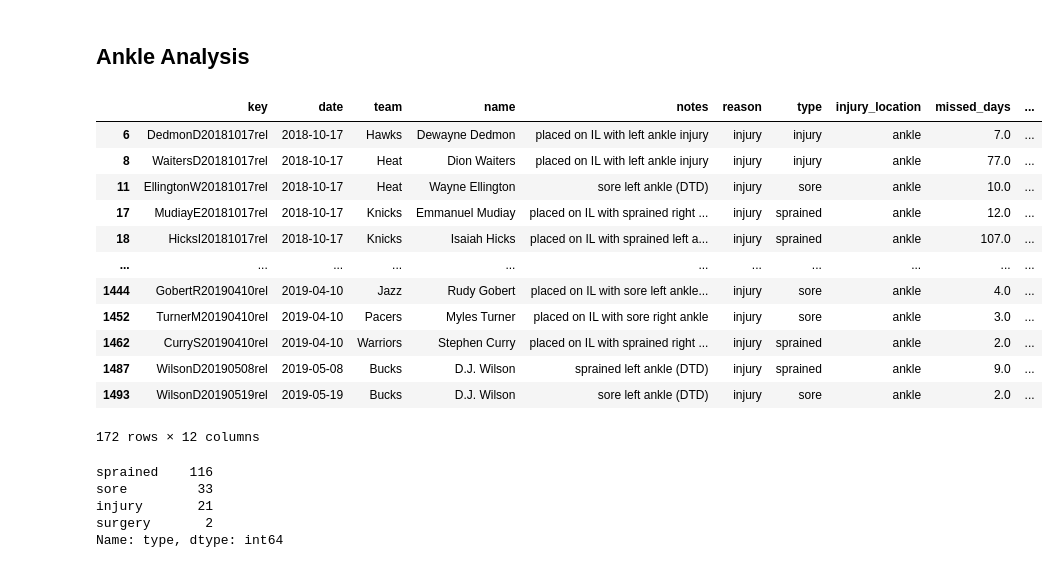
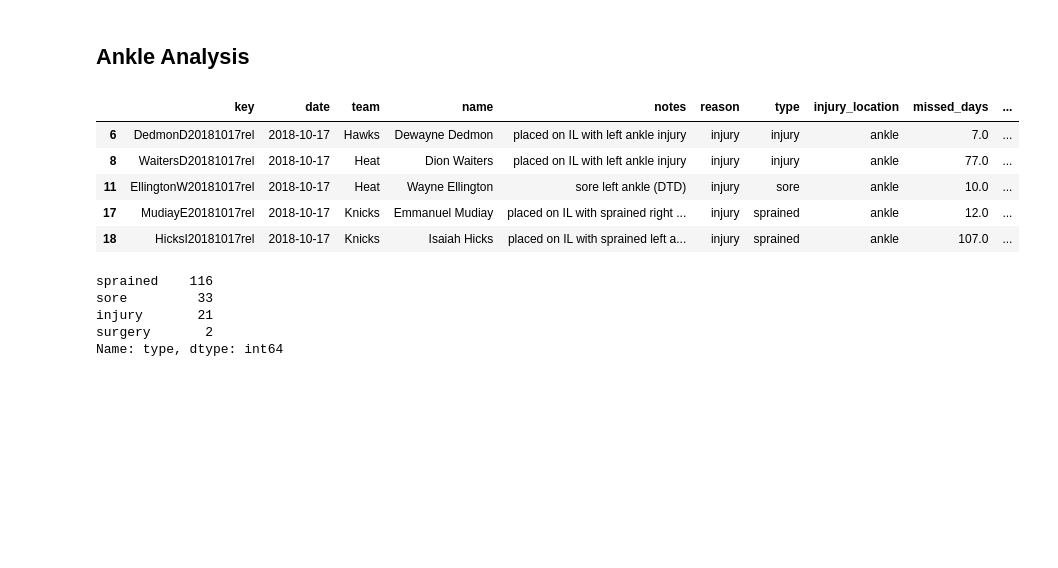
Before and after one commit to romainBechet/NBA_injuries, a Jupyter notebook: injuries.ipynb, the cells around one changed output. Saved outputs shown, nothing was run; the diff lists cells and outputs as text; code cells hidden in the pictures; blank space fills up the shorter version.

```diff
--- a/injuries.ipynb
+++ b/injuries.ipynb
@@ -274,21 +253,14 @@ As expected, the ankle and knee are responsible of a large part of all injuries
 ## Ankle Analysis
 # %%
 ankle_analysis = injury_analysis[injury_analysis['injury_location'] == 'ankle']
-ankle_analysis
+ankle_analysis.head()
 # %% [output]
 |  | key | date | team | name | notes | reason | type | injury_location | missed_days | ... |
 | 6 | DedmonD20181017rel | 2018-10-17 | Hawks | Dewayne Dedmon | placed on IL with left ankle injury | injury | injury | ankle | 7.0 | ... |
 | 8 | WaitersD20181017rel | 2018-10-17 | Heat | Dion Waiters | placed on IL with left ankle injury | injury | injury | ankle | 77.0 | ... |
 | 11 | EllingtonW20181017rel | 2018-10-17 | Heat | Wayne Ellington | sore left ankle (DTD) | injury | sore | ankle | 10.0 | ... |
 | 17 | MudiayE20181017rel | 2018-10-17 | Knicks | Emmanuel Mudiay | placed on IL with sprained right ... | injury | sprained | ankle | 12.0 | ... |
 | 18 | HicksI20181017rel | 2018-10-17 | Knicks | Isaiah Hicks | placed on IL with sprained left a... | injury | sprained | ankle | 107.0 | ... |
-| ... | ... | ... | ... | ... | ... | ... | ... | ... | ... | ... |
-| 1444 | GobertR20190410rel | 2019-04-10 | Jazz | Rudy Gobert | placed on IL with sore left ankle... | injury | sore | ankle | 4.0 | ... |
-| 1452 | TurnerM20190410rel | 2019-04-10 | Pacers | Myles Turner | placed on IL with sore right ankle | injury | sore | ankle | 3.0 | ... |
-| 1462 | CurryS20190410rel | 2019-04-10 | Warriors | Stephen Curry | placed on IL with sprained right ... | injury | sprained | ankle | 2.0 | ... |
-| 1487 | WilsonD20190508rel | 2019-05-08 | Bucks | D.J. Wilson | sprained left ankle (DTD) | injury | sprained | ankle | 9.0 | ... |
-| 1493 | WilsonD20190519rel | 2019-05-19 | Bucks | D.J. Wilson | sore left ankle (DTD) | injury | sore | ankle | 2.0 | ... |
-172 rows × 12 columns
 # %%
 ankle_analysis['type'].value_counts()
 # %% [output]
```
Also changed, not shown: parts of 18 cells of this notebook.
